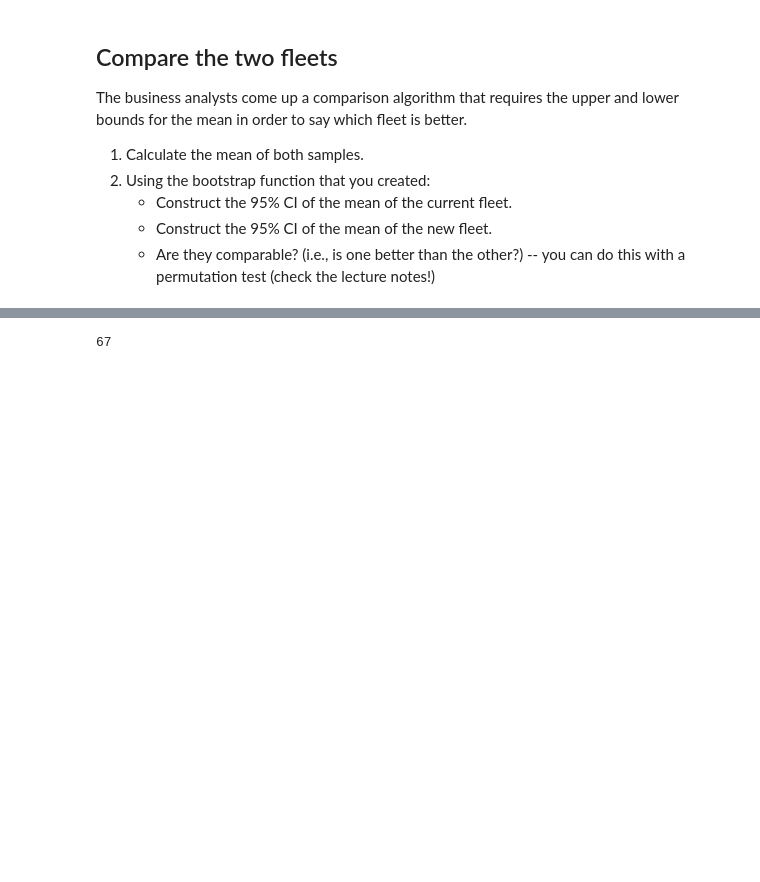
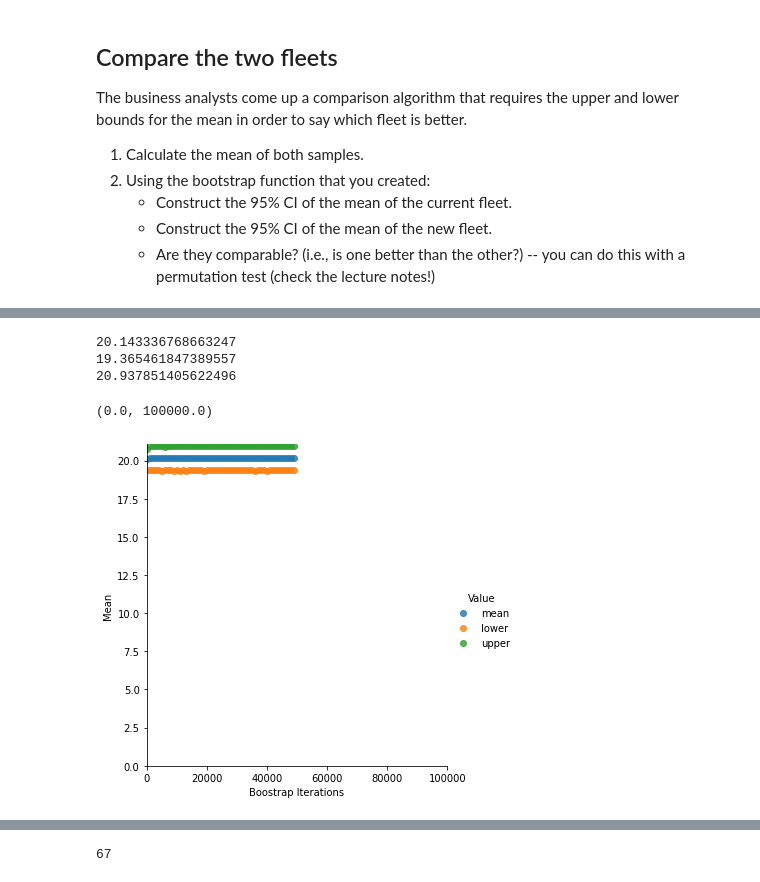
Before and after one commit to RitikaVinayakamurthy/CE888, a Jupyter notebook: Lab2/bootstrap.ipynb, the cells around one changed output, grey strips where cells are left out. Cells and saved outputs as stored; diff of their text form; code cells hidden in the pictures; blank space fills up the shorter version.

```diff
--- a/Lab2/bootstrap.ipynb
+++ b/Lab2/bootstrap.ipynb
@@ -179,20 +192,27 @@ np.mean(veh_df["New Fleet"])
 # %%
+# Call your bootstrap_mean function and plot the results
 boots = []
 for i in range(100, 50000, 1000):
-    boot = bootstrap_mean_ci(veh_df["Current fleet"], veh_df["Current fleet"].shape[0], i, 80)
+    boot = bootstrap_mean_ci(veh_df["Current fleet"], veh_df["Current fleet"].shape[0], i, 95)
     boots.append([i, boot[0], "mean"])
     boots.append([i, boot[1], "lower"])
     boots.append([i, boot[2], "upper"])
 
 print(boot[0])
 print(boot[1])
 print(boot[2])
 
 df_boot = pd.DataFrame(boots, columns=['Boostrap Iterations', 'Mean', "Value"])
 sns_plot = sns.lmplot(df_boot.columns[0], df_boot.columns[1], data=df_boot, fit_reg=False, hue="Value")
 
 sns_plot.axes[0, 0].set_ylim(0,)
 sns_plot.axes[0, 0].set_xlim(0, 100000)
 
 #sns_plot.savefig("bootstrap_confidence_80.pdf", bbox_inches='tight')
+# %% [output]
+20.143336768663247
+19.365461847389557
+20.937851405622496
+(0.0, 100000.0)
+[figure, added]
 # %%
```
Also changed, not shown: parts of 21 cells of this notebook.
